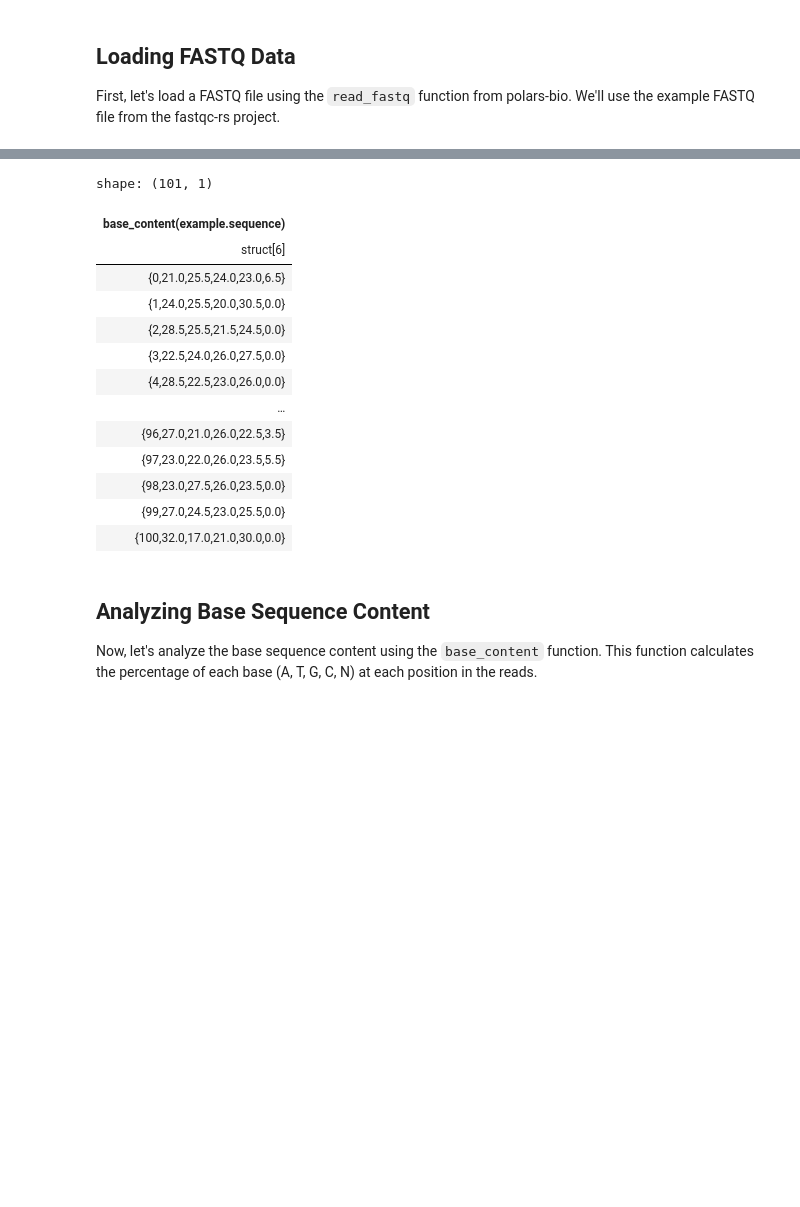
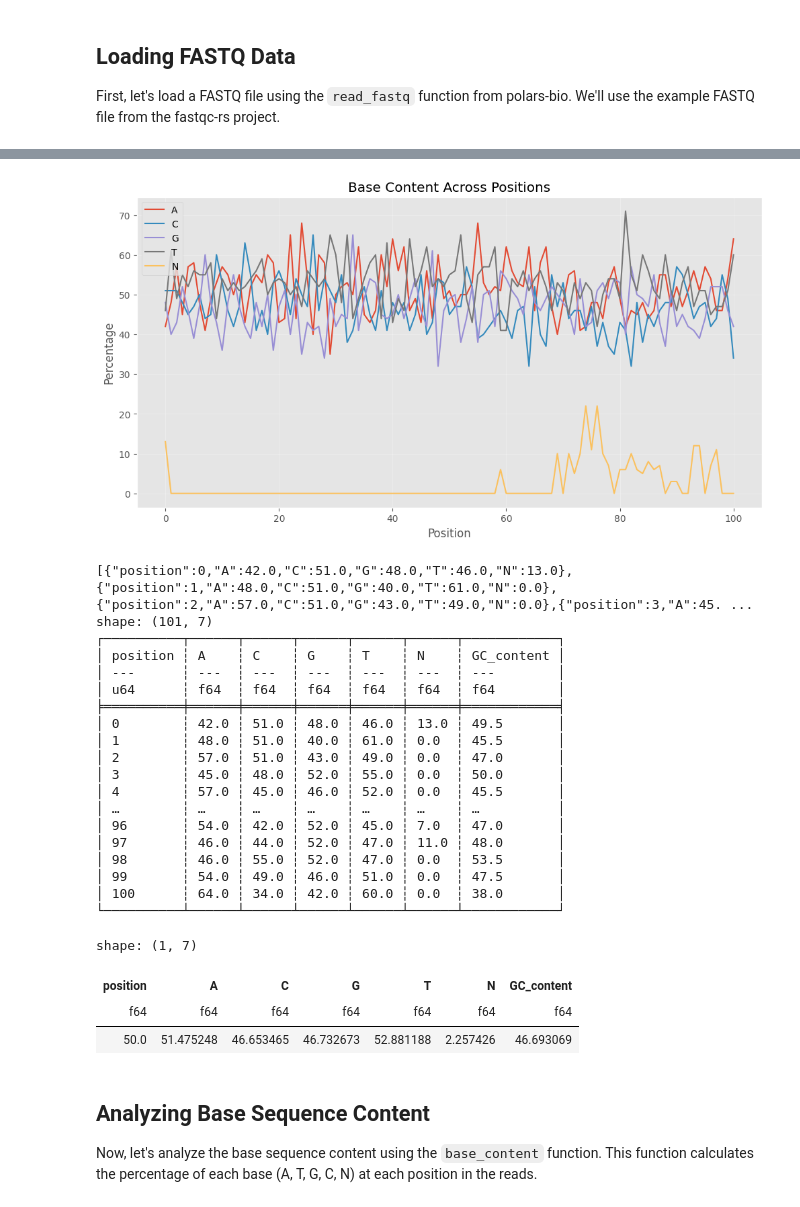
Before and after one commit to bartwild/polars-bio, a Jupyter notebook: examples/base_content_qc.ipynb, the cells around one changed output, grey strips where cells are left out. Drawn from its saved outputs; the diff is of its cells as text; code cells hidden in the pictures; blank space fills up the shorter version.

```diff
--- a/examples/base_content_qc.ipynb
+++ b/examples/base_content_qc.ipynb
@@ -82,22 +71,42 @@ shape: (101, 1)
-# %%
-pb.sql("select base_content(sequence) from example;").collect()
-pb.ctx.set_option("datafusion.execution.target_partitions", str(2))
-pb.sql("select base_content(sequence) from example;").collect()
-# %% [output]
-shape: (101, 1)
-| base_content(example.sequence) |
-| struct[6] |
-| {0,21.0,25.5,24.0,23.0,6.5} |
-| {1,24.0,25.5,20.0,30.5,0.0} |
-| {2,28.5,25.5,21.5,24.5,0.0} |
-| {3,22.5,24.0,26.0,27.5,0.0} |
-| {4,28.5,22.5,23.0,26.0,0.0} |
-| … |
-| {96,27.0,21.0,26.0,22.5,3.5} |
-| {97,23.0,22.0,26.0,23.5,5.5} |
-| {98,23.0,27.5,26.0,23.5,0.0} |
-| {99,27.0,24.5,23.0,25.5,0.0} |
-| {100,32.0,17.0,21.0,30.0,0.0} |
+# %%
+pb.sql("select base_content(sequence) from example_small;").collect()
+pb.ctx.set_option("datafusion.execution.target_partitions", str(2))
+pb.sql("select base_content(sequence) from example_small;").collect()
+df1 = pb.sql("SELECT base_content(sequence) as base FROM example_small").collect()
+df1 = df1.unnest("base")
+pb.qc.visualize_base_content(df1)
+json_str = df1.write_json()
+print(json_str)
+gc_df = df1.with_columns(
+        ((pl.col("G") + pl.col("C")) / (pl.col("A") + pl.col("C") + pl.col("G") + pl.col("T") + pl.col("N")) * 100).alias("GC_content")
+    )
+print(gc_df)
+gc_df.mean()
+# %% [output]
+[figure, added]
+[{"position":0,"A":42.0,"C":51.0,"G":48.0,"T":46.0,"N":13.0},{"position":1,"A":48.0,"C":51.0,"G":40.0,"T":61.0,"N":0.0},{"position":2,"A":57.0,"C":51.0,"G":43.0,"T":49.0,"N":0.0},{"position":3,"A":45. ...
+shape: (101, 7)
+┌──────────┬──────┬──────┬──────┬──────┬──────┬────────────┐
+│ position ┆ A    ┆ C    ┆ G    ┆ T    ┆ N    ┆ GC_content │
+│ ---      ┆ ---  ┆ ---  ┆ ---  ┆ ---  ┆ ---  ┆ ---        │
+│ u64      ┆ f64  ┆ f64  ┆ f64  ┆ f64  ┆ f64  ┆ f64        │
+╞══════════╪══════╪══════╪══════╪══════╪══════╪════════════╡
+│ 0        ┆ 42.0 ┆ 51.0 ┆ 48.0 ┆ 46.0 ┆ 13.0 ┆ 49.5       │
+│ 1        ┆ 48.0 ┆ 51.0 ┆ 40.0 ┆ 61.0 ┆ 0.0  ┆ 45.5       │
+│ 2        ┆ 57.0 ┆ 51.0 ┆ 43.0 ┆ 49.0 ┆ 0.0  ┆ 47.0       │
+│ 3        ┆ 45.0 ┆ 48.0 ┆ 52.0 ┆ 55.0 ┆ 0.0  ┆ 50.0       │
+│ 4        ┆ 57.0 ┆ 45.0 ┆ 46.0 ┆ 52.0 ┆ 0.0  ┆ 45.5       │
+│ …        ┆ …    ┆ …    ┆ …    ┆ …    ┆ …    ┆ …          │
+│ 96       ┆ 54.0 ┆ 42.0 ┆ 52.0 ┆ 45.0 ┆ 7.0  ┆ 47.0       │
+│ 97       ┆ 46.0 ┆ 44.0 ┆ 52.0 ┆ 47.0 ┆ 11.0 ┆ 48.0       │
+│ 98       ┆ 46.0 ┆ 55.0 ┆ 52.0 ┆ 47.0 ┆ 0.0  ┆ 53.5       │
+│ 99       ┆ 54.0 ┆ 49.0 ┆ 46.0 ┆ 51.0 ┆ 0.0  ┆ 47.5       │
+│ 100      ┆ 64.0 ┆ 34.0 ┆ 42.0 ┆ 60.0 ┆ 0.0  ┆ 38.0       │
+└──────────┴──────┴──────┴──────┴──────┴──────┴────────────┘
+shape: (1, 7)
+| position | A | C | G | T | N | GC_content |
+| f64 | f64 | f64 | f64 | f64 | f64 | f64 |
+| 50.0 | 51.475248 | 46.653465 | 46.732673 | 52.881188 | 2.257426 | 46.693069 |
 # %% [markdown]
 ## Analyzing Base Sequence Content
 
```
Also changed, not shown: parts of 7 cells of this notebook, 4 other files.
